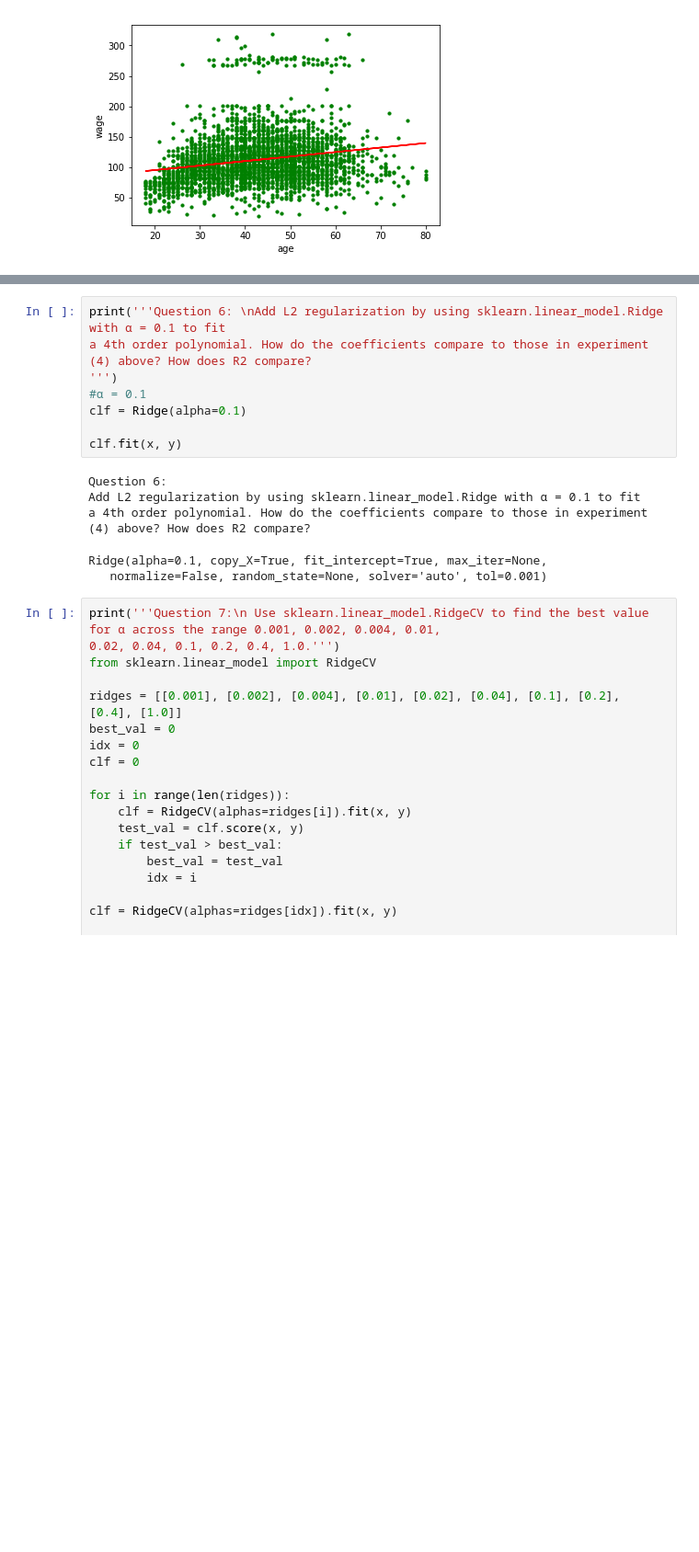
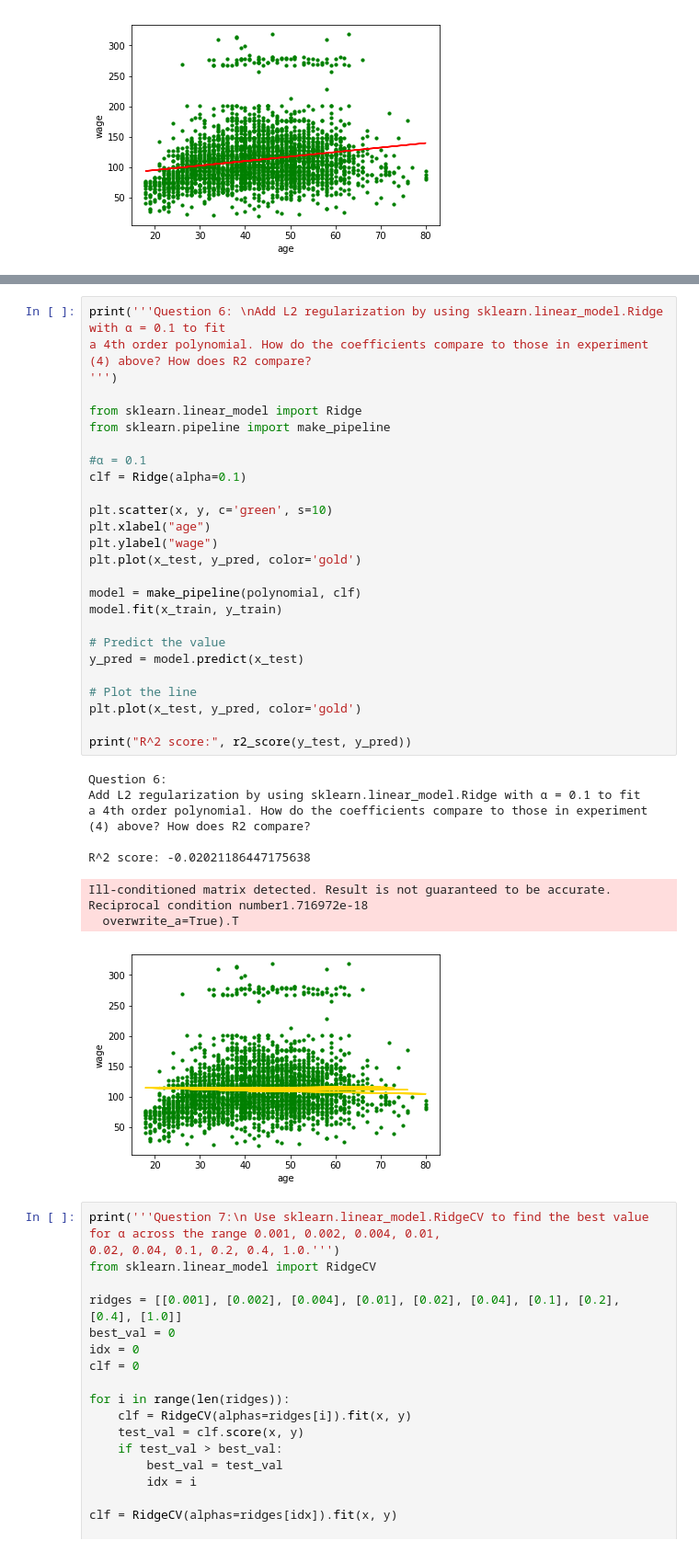
Before and after one commit to abtruong/machinelearning, a Jupyter notebook: Project 2/Project2_b.ipynb, the cells around one changed output, grey strips where cells are left out. Shown at 92% size. Saved outputs shown, nothing was run; the diff lists cells and outputs as text; blank space fills up the shorter version.

```diff
--- a/Project 2/Project2_b.ipynb
+++ b/Project 2/Project2_b.ipynb
@@ -140,17 +144,39 @@ more correlation with the data.
 # %%
 print('''Question 6: \nAdd L2 regularization by using sklearn.linear_model.Ridge with α = 0.1 to fit
 a 4th order polynomial. How do the coefficients compare to those in experiment (4) above? How does R2 compare?
 ''')
+
+from sklearn.linear_model import Ridge
+from sklearn.pipeline import make_pipeline
+
 #α = 0.1
 clf = Ridge(alpha=0.1)
 
-clf.fit(x, y)
+plt.scatter(x, y, c='green', s=10)
+plt.xlabel("age")
+plt.ylabel("wage")
+plt.plot(x_test, y_pred, color='gold')
+
+model = make_pipeline(polynomial, clf)
+model.fit(x_train, y_train)
+
+# Predict the value
+y_pred = model.predict(x_test)
+
+# Plot the line
+plt.plot(x_test, y_pred, color='gold')
+
+print("R^2 score:", r2_score(y_test, y_pred))
 # %% [output]
 Question 6:
 Add L2 regularization by using sklearn.linear_model.Ridge with α = 0.1 to fit
 a 4th order polynomial. How do the coefficients compare to those in experiment (4) above? How does R2 compare?
+
+R^2 score: -0.02021186447175638
-Ridge(alpha=0.1, copy_X=True, fit_intercept=True, max_iter=None,
-   normalize=False, random_state=None, solver='auto', tol=0.001)
+Ill-conditioned matrix detected. Result is not guaranteed to be accurate.
+Reciprocal condition number1.716972e-18
+  overwrite_a=True).T
+[figure, added]
 # %%
 print('''Question 7:\n Use sklearn.linear_model.RidgeCV to find the best value for α across the range 0.001, 0.002, 0.004, 0.01,
 0.02, 0.04, 0.1, 0.2, 0.4, 1.0.''')
```
Also changed, not shown: parts of 3 cells of this notebook.
